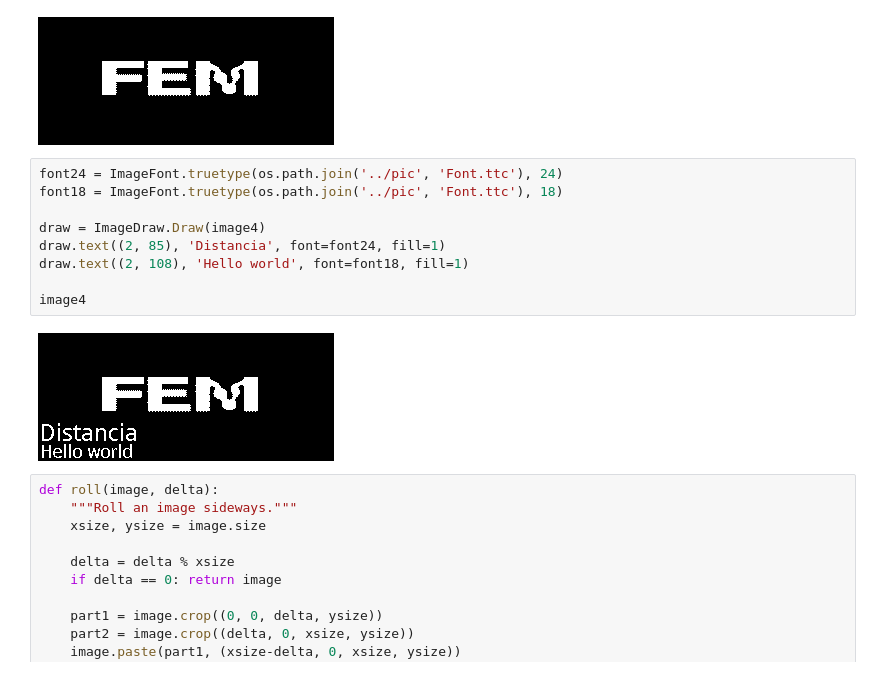
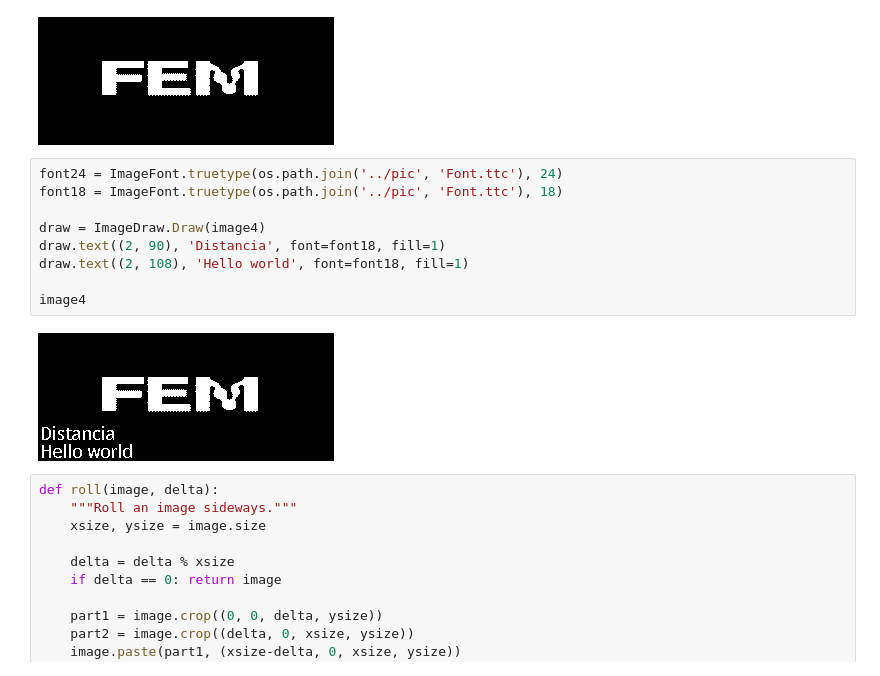
Before and after one commit to fbacinello/raspberry, a Jupyter notebook: e-paper/conda/Display tests.ipynb, the cells around one changed output. Saved outputs shown, nothing was run; the diff lists cells and outputs as text.

```diff
--- a/e-paper/conda/Display tests.ipynb
+++ b/e-paper/conda/Display tests.ipynb
@@ -49,14 +49,14 @@ image4
 # %%
 font24 = ImageFont.truetype(os.path.join('../pic', 'Font.ttc'), 24)
 font18 = ImageFont.truetype(os.path.join('../pic', 'Font.ttc'), 18)
 
 draw = ImageDraw.Draw(image4)
-draw.text((2, 85), 'Distancia', font=font24, fill=1)
+draw.text((2, 90), 'Distancia', font=font18, fill=1)
 draw.text((2, 108), 'Hello world', font=font18, fill=1)
 
 image4
 # %% [output]
-[figure, old version]
+[figure, new version]
 # %%
 def roll(image, delta):
     """Roll an image sideways."""
```
Also changed, not shown: 1 other file.
